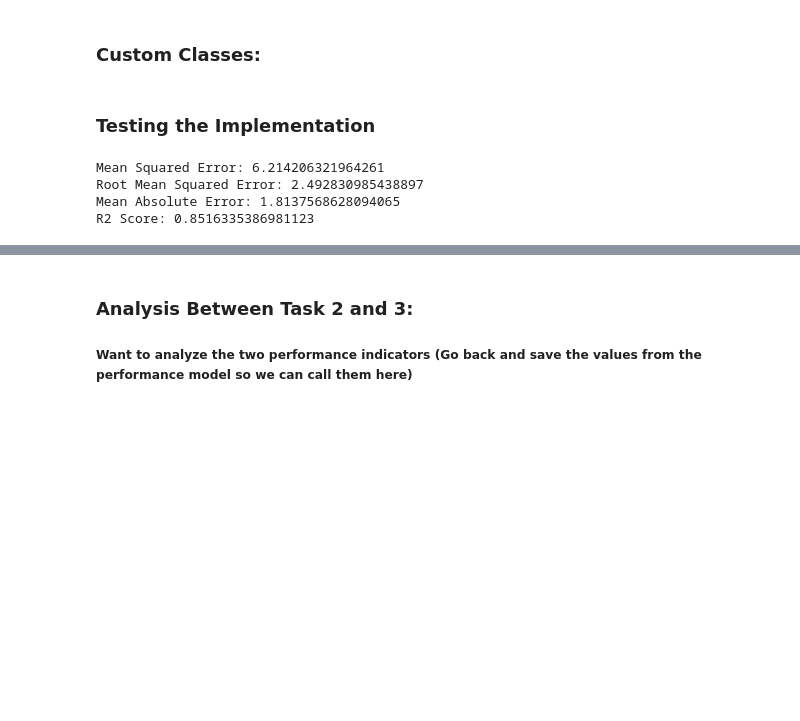
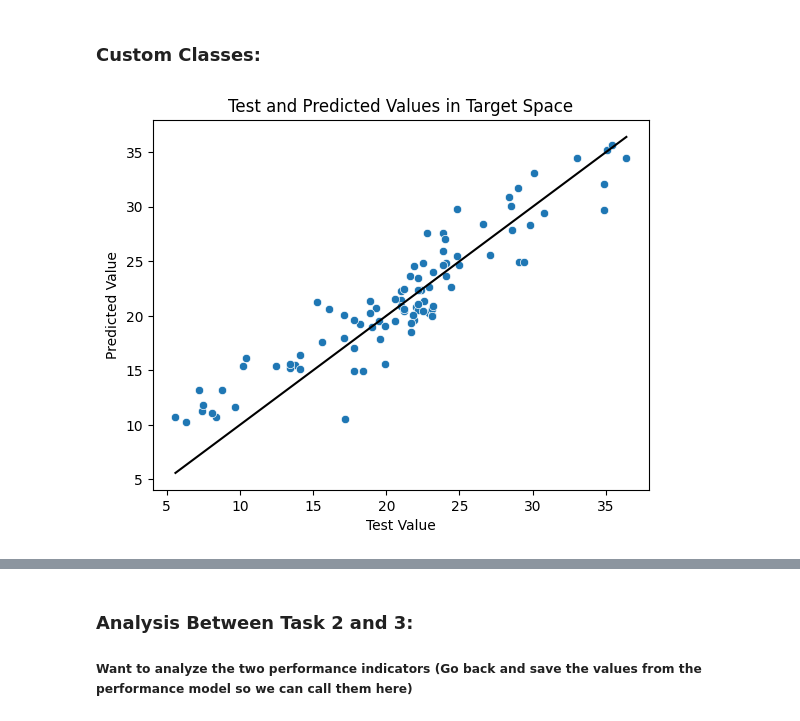
Before and after one commit to emmabland/JPM-Team-Yang, a Jupyter notebook: Final_Presentation.ipynb, the cells around one changed output, grey strips where cells are left out. Cells and saved outputs as stored; diff of their text form; code cells hidden in the pictures; blank space fills up the shorter version.

```diff
--- a/Final_Presentation.ipynb
+++ b/Final_Presentation.ipynb
@@ -192,6 +254,6 @@ None
 # %%
 # Split Data into our inputs (X) and output (y) with only our selected features
-X = df[['LSTAT', 'RM', 'TAX', 'PTRATIO', 'CRIM', 'NOX']] -- EDIT THESE FEATURES
+X = df[['INDUS', 'RM', 'TAX', 'PTRATIO', 'LSTAT']]
 y = df['MEDV']
 
 # Split data further into training and testing
@@ -555,26 +631,5 @@ class GradientBoostAll:
         for tree in self.trees:
             y_hat += self.learning_rate*tree.predict(X_test)
         return y_hat
-# %% [markdown]
-### Testing the Implementation
-# %%
-# Split the dataset using our function
-X = X.reset_index(drop=True)
-y = y.reset_index(drop=True)
-X_train, X_test, y_train, y_test = my_train_test_split(X,y,test_size=0.2, random_state=12)
-
-# Gradient Boost Regression
-our_model = GradientBoostAll(n_estimators= 100, max_depth=5)
-# Fit the model
-our_model.fit(X_train, y_train)
-# Make the predictions
-predictions = our_model.predict(X_test)
-# Prints Model Metrics
-my_performance(y_test, predictions)
-# %% [output]
-Mean Squared Error: 6.214206321964261
-Root Mean Squared Error: 2.492830985438897
-Mean Absolute Error: 1.8137568628094065
-R2 Score: 0.8516335386981123
 # %%
 # K-fold Cross Validation function to perform hyperparameter tuning
@@ -649,3 +719,12 @@ param_grid = {
 
 # Assuming X_train, y_train, X_test, and y_test are already defined
 grid_search_kf(X_train, y_train, X_test, y_test, param_grid)
+# %%
+g =sns.scatterplot(x = y_test, y = y_pred)
+g = sns.lineplot(x = y_test, y = y_test, color = 'black')
+g.set_ylabel('Predicted Value')
+g.set_xlabel('Test Value')
+g.set_title('Test and Predicted Values in Target Space')
+plt.show()
+# %% [output]
+[figure, added]
```
Also changed, not shown: parts of 16 cells of this notebook.
